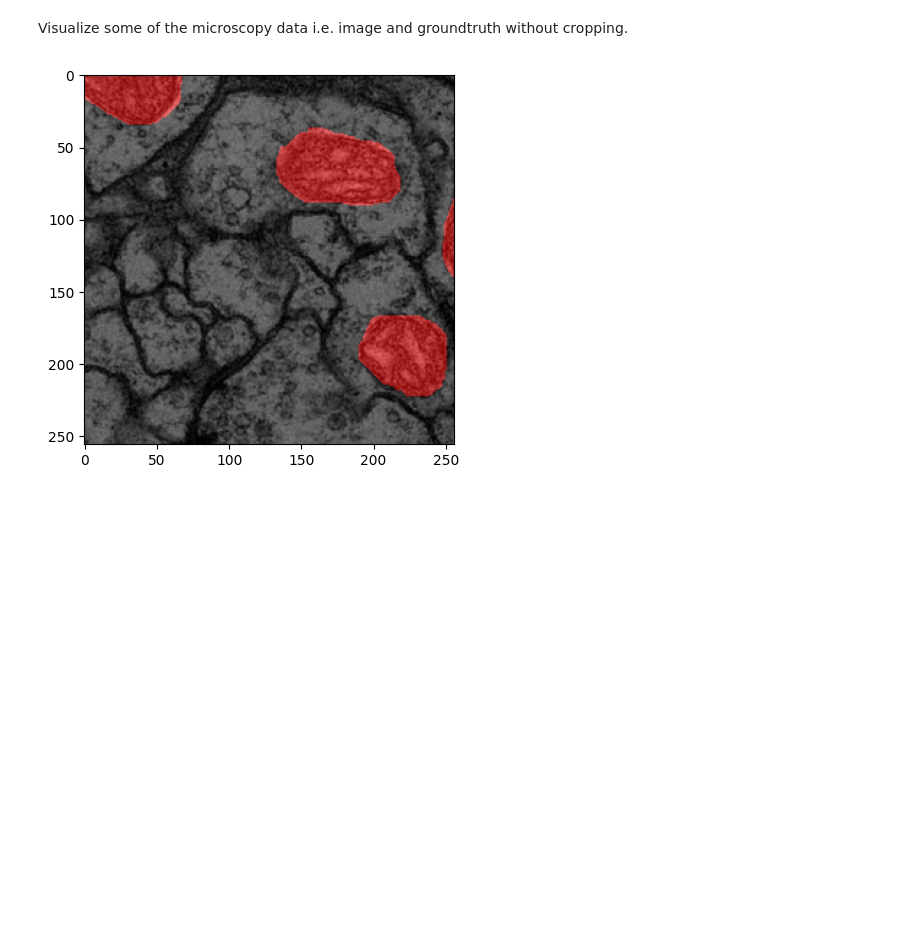
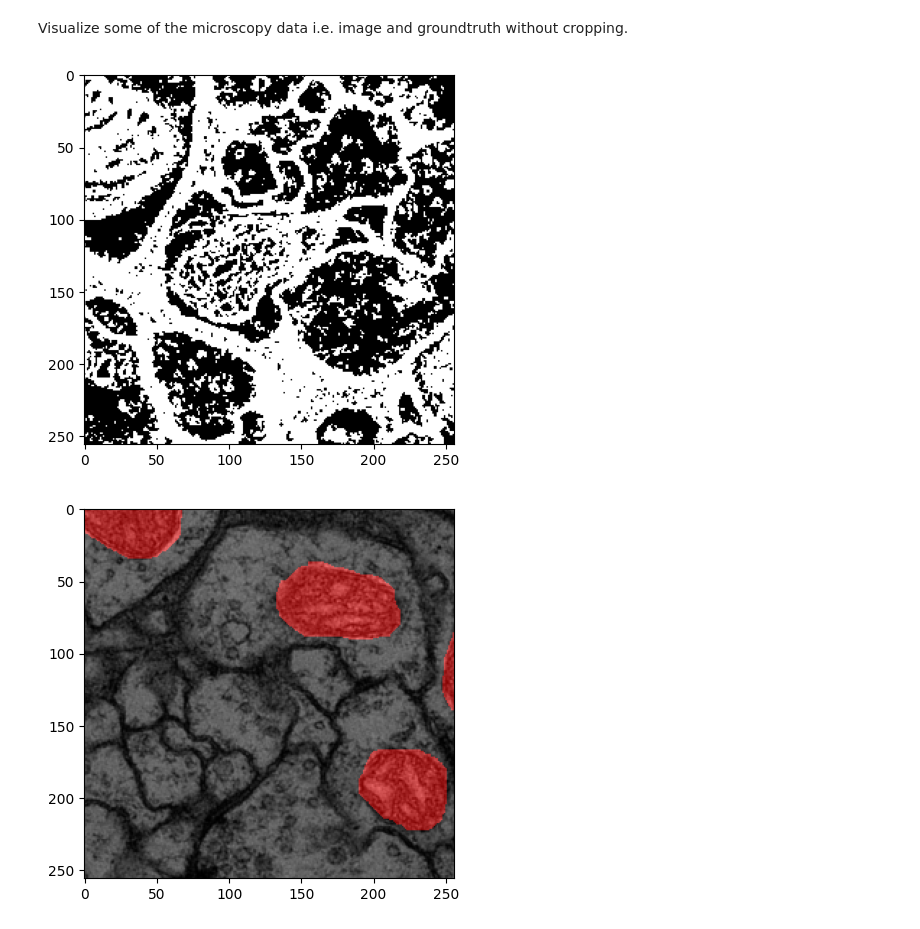
Before and after one commit to zubejda/Advanced_DL, a Jupyter notebook: Assignment4_SelfSupervision.ipynb, the cells around one changed output. Drawn from its saved outputs; the diff is of its cells as text; code cells hidden in the pictures; blank space fills up the shorter version.

```diff
--- a/Assignment4_SelfSupervision.ipynb
+++ b/Assignment4_SelfSupervision.ipynb
@@ -169,4 +177,13 @@ class DrosophilaDataset(Dataset):
 ## 2. Visualize Data
 # %% [markdown]
 Visualize some of the microscopy data i.e. image and groundtruth without cropping.
+# %%
+dataset = DrosophilaDataset(transform=True)
+example_img, example_mask = dataset[0]
+pseudo_label = dataset.extract_pseudo_labels(example_img)
+
+plt.imshow(pseudo_label.squeeze(), cmap='gray')
+plt.show()
+# %% [output]
+[figure, added]
 # %%
```
Also changed, not shown: parts of 7 cells of this notebook.
